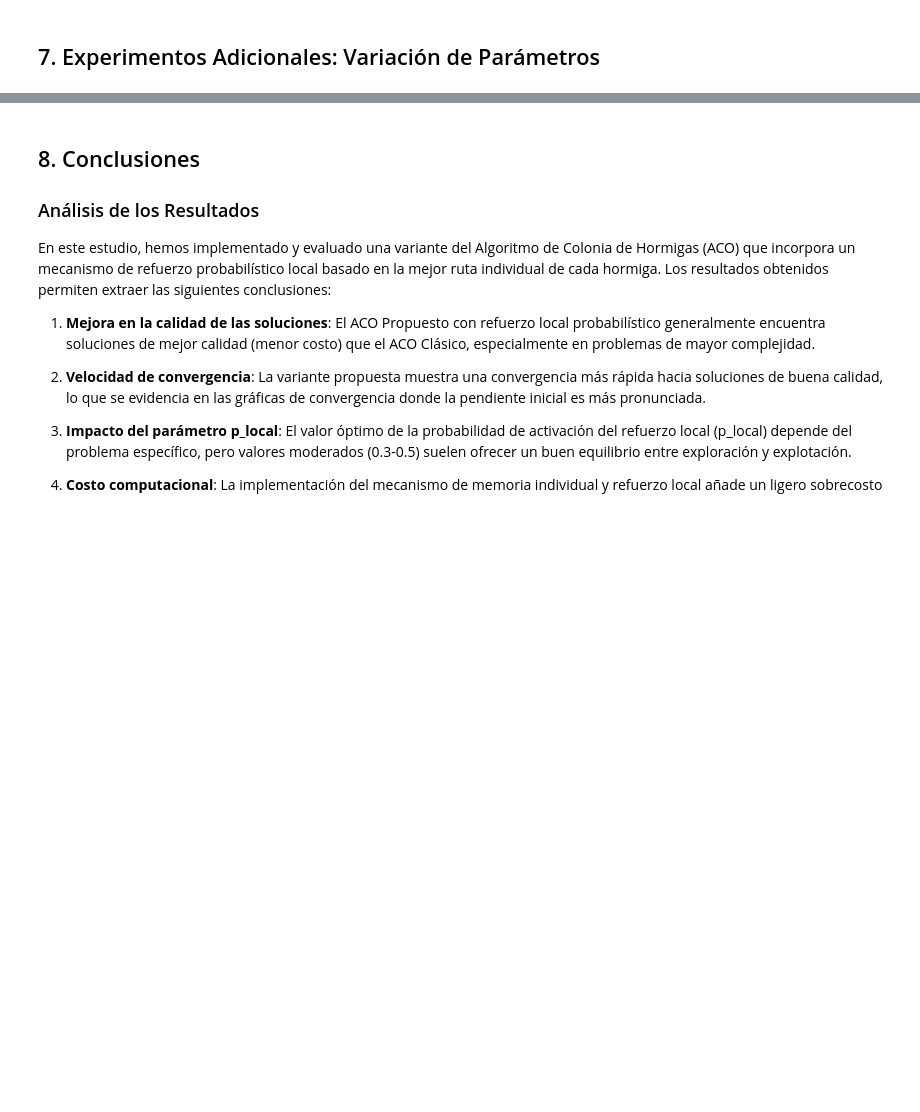
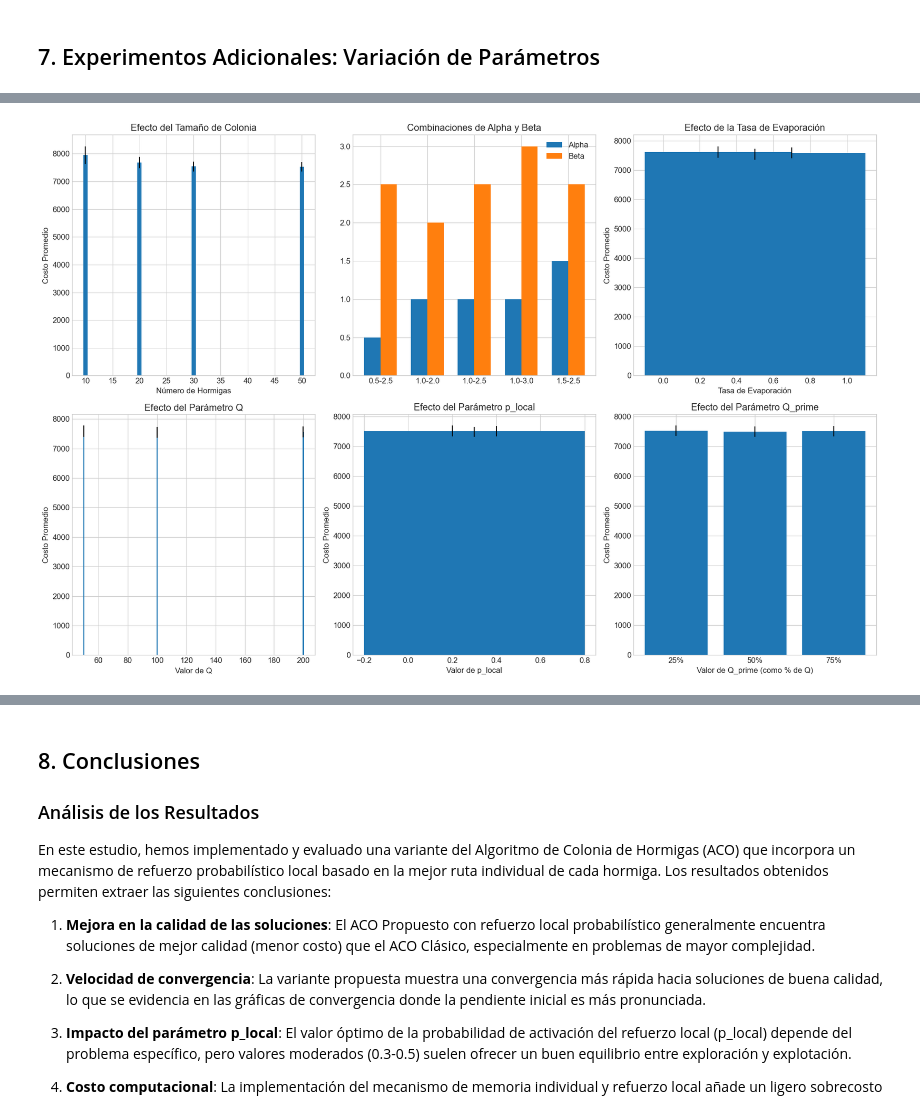
Before and after one commit to lenz90/tesis-aco-optimizado, a Jupyter notebook: tesis_ACO_optimizado.ipynb, the cells around one changed output, grey strips where cells are left out. Saved outputs shown, nothing was run; the diff lists cells and outputs as text; code cells hidden in the pictures; blank space fills up the shorter version.

```diff
--- a/tesis_ACO_optimizado.ipynb
+++ b/tesis_ACO_optimizado.ipynb
@@ -810,0 +934,56 @@ ACO Propuesto (p_local=0.7) 7543.00         7.69            1.72
+# %%
+# Visualización de los resultados del análisis comparativo
+import matplotlib.pyplot as plt
+
+# Configuración de visualización
+plt.style.use('seaborn-v0_8-whitegrid')
+plt.rcParams['figure.figsize'] = (14, 10)
+plt.rcParams['font.size'] = 12
+
+# Crear figura con subplots
+fig, axs = plt.subplots(2, 3, figsize=(18, 12))
+
+# Gráfico para tamaño de colonia
+axs[0, 0].bar(datos_hormigas['Tamaño de Colonia'], datos_hormigas['Costo Promedio'], yerr=datos_hormigas['Desviación Estándar'])
+axs[0, 0].set_title('Efecto del Tamaño de Colonia')
+axs[0, 0].set_xlabel('Número de Hormigas')
+axs[0, 0].set_ylabel('Costo Promedio')
+
+# Gráfico para alpha y beta
+x = range(len(datos_alpha_beta['Alpha']))
+width = 0.35
+axs[0, 1].bar([i - width/2 for i in x], datos_alpha_beta['Alpha'], width, label='Alpha')
+axs[0, 1].bar([i + width/2 for i in x], datos_alpha_beta['Beta'], width, label='Beta')
+axs[0, 1].set_title('Combinaciones de Alpha y Beta')
+axs[0, 1].set_xticks(x)
+axs[0, 1].set_xticklabels([f"{a}-{b}" for a, b in zip(datos_alpha_beta['Alpha'], datos_alpha_beta['Beta'])])
+axs[0, 1].legend()
+
+# Gráfico para tasa de evaporación
+axs[0, 2].bar(datos_evaporacion['Tasa de Evaporación'], datos_evaporacion['Costo Promedio'], yerr=datos_evaporacion['Desviación Estándar'])
+axs[0, 2].set_title('Efecto de la Tasa de Evaporación')
+axs[0, 2].set_xlabel('Tasa de Evaporación')
+axs[0, 2].set_ylabel('Costo Promedio')
+
+# Gráfico para Q
+axs[1, 0].bar(datos_Q['Q'], datos_Q['Costo Promedio'], yerr=datos_Q['Desviación Estándar'])
+axs[1, 0].set_title('Efecto del Parámetro Q')
+axs[1, 0].set_xlabel('Valor de Q')
+axs[1, 0].set_ylabel('Costo Promedio')
+
+# Gráfico para p_local
+axs[1, 1].bar(datos_p_local['p_local'], datos_p_local['Costo Promedio'], yerr=datos_p_local['Desviación Estándar'])
+axs[1, 1].set_title('Efecto del Parámetro p_local')
+axs[1, 1].set_xlabel('Valor de p_local')
+axs[1, 1].set_ylabel('Costo Promedio')
+
+# Gráfico para Q_prime
+axs[1, 2].bar(datos_Q_prime['Q_prime (% de Q)'], datos_Q_prime['Costo Promedio'], yerr=datos_Q_prime['Desviación Estándar'])
+axs[1, 2].set_title('Efecto del Parámetro Q_prime')
+axs[1, 2].set_xlabel('Valor de Q_prime (como % de Q)')
+axs[1, 2].set_ylabel('Costo Promedio')
+
+plt.tight_layout()
+plt.show()
+# %% [output]
+[figure, added]
```
Also changed, not shown: parts of 11 cells of this notebook.
